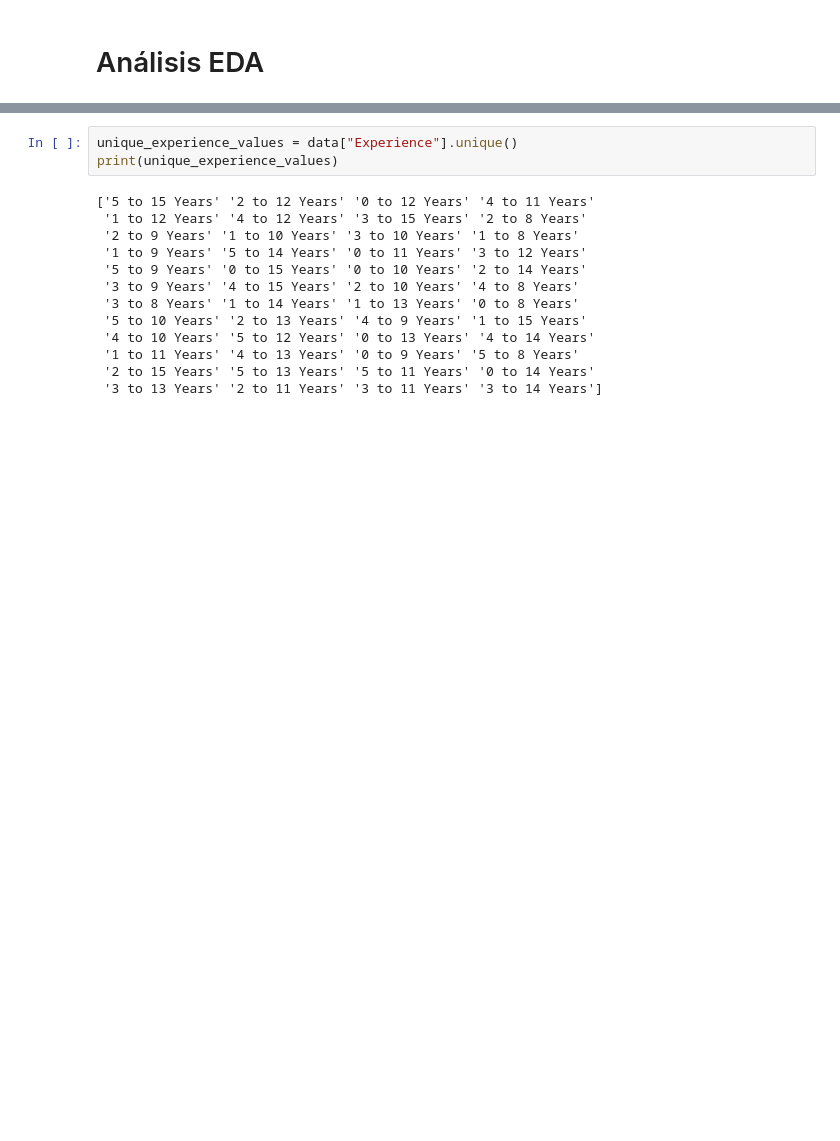
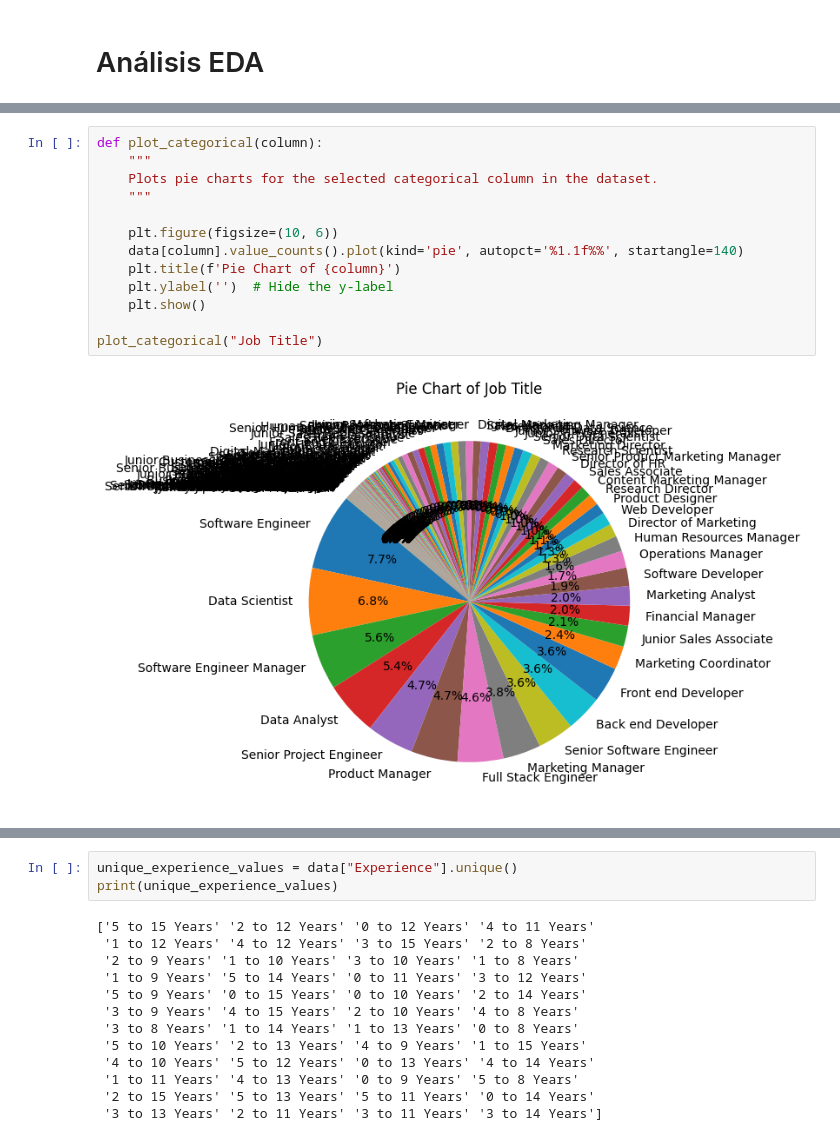
Before and after one commit to B1oko/AI_Project_2, a Jupyter notebook: Alejandro/EDA.ipynb, the cells around one changed output, grey strips where cells are left out. Drawn from its saved outputs; the diff is of its cells as text; blank space fills up the shorter version.

```diff
--- a/Alejandro/EDA.ipynb
+++ b/Alejandro/EDA.ipynb
@@ -17,0 +88,15 @@ data.head(6)
+# %%
+def plot_categorical(column):
+    """
+    Plots pie charts for the selected categorical column in the dataset.
+    """
+
+    plt.figure(figsize=(10, 6))
+    data[column].value_counts().plot(kind='pie', autopct='%1.1f%%', startangle=140)
+    plt.title(f'Pie Chart of {column}')
+    plt.ylabel('')  # Hide the y-label
+    plt.show()
+
+plot_categorical("Job Title")
+# %% [output]
+[figure, added]
```
Also changed, not shown: parts of 14 cells of this notebook, 2 other files.
